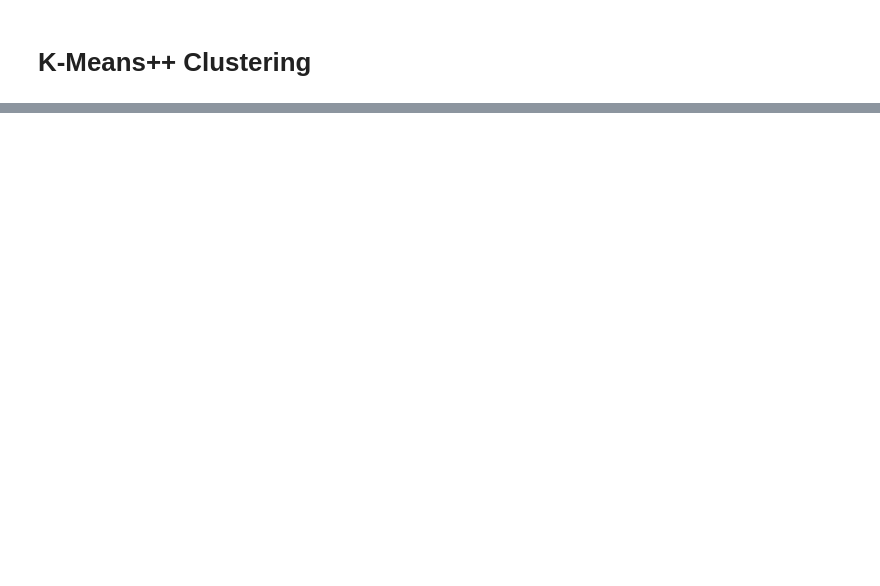
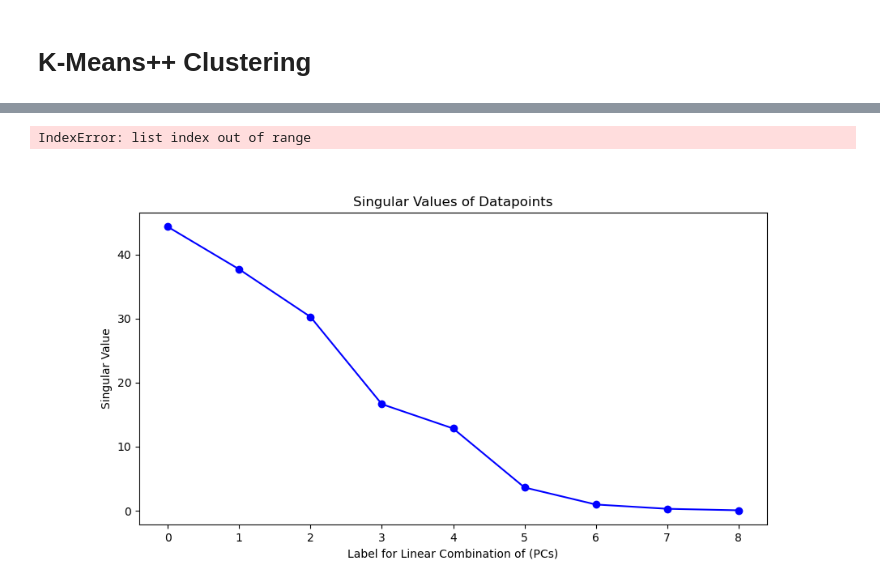
Before and after one commit to nyuad-astroparticle/TES-analysis, a Jupyter notebook: one_script_to_rule_them_all.ipynb, the cells around one changed output, grey strips where cells are left out. Cells and saved outputs as stored; diff of their text form; code cells hidden in the pictures; blank space fills up the shorter version.

```diff
--- a/one_script_to_rule_them_all.ipynb
+++ b/one_script_to_rule_them_all.ipynb
@@ -547,0 +355,10 @@ plt.hist(energylist,bins=50)
+# %%
+# print(pyper)
+# print(len(pyper[1]))
+reduced = []
+reduced.append(pyper[1])
+reduced.append(pyper[3])
+reduced = np.concatenate(reduced)
+print(len(reduced))
+# %% [output]
+IndexError: list index out of range
@@ -547,0 +392,47 @@ plt.hist(energylist,bins=50)
+# %%
+# Get the data for each of the pulses
+reduced_the_data = []
+for x in reduced:
+    reduced_the_data.append(the_data[x])
+values_red      = cp.array([values_of_interest_red(*data[:2],order=2,mysize=1/300) for data in tqdm(reduced_the_data)])
+
+# Center data
+mu_red          = cp.tile(np.mean(values_red,axis=0),len(values_red)).reshape(values_red.shape)
+X_centered_red  = (values_red-mu_red)
+X_centered_red  = X_centered_red / cp.tile(np.max(X_centered_red,axis=0)-cp.min(X_centered_red,axis=0),len(X_centered_red)).reshape(X_centered_red.shape)
+
+# Single Value Decomposition
+u_red,s_red,vT_red      = cp.linalg.svd(X_centered_red)
+
+# plot the singlar values for the  D  matrix.
+# 1. Calculate the D matrix using s: D is s*s
+D_red       = cp.asnumpy(s_red*s_red)
+labels_red  = range(len(X_centered_red[0]))
+
+# 2. Set the fig size to (15,5)
+fig_red     = plt.figure(figsize=(10,5))
+ax_red      = fig_red.add_subplot(111)
+
+# 3. Add the line chart using plt.plot( ?? ,'bo-')
+ax_red.plot(labels_red,D_red,'bo-')
+
+# 3. Add proper tital, ticks, axis labels_red
+ax_red.set_title('Singular Values of Datapoints')
+ax_red.set_xlabel('Label for Linear Combination of (PCs)')
+ax_red.set_ylabel('Singular Value')
+ax_red.set_xticks(labels_red)
+# ax_red.set_yscale('log')
+
+# Obtaining our compressed data representation:
+# 1. Determine at least k singular values that are needed to represent the data set from the fig above
+k_red = np.array(list(labels_red))
+
+# 2. Obtain the first k of v^T and store it
+v_red = vT_red[k_red].T
+
+# 3. Calculate the compressed data using np.matmul(), X and stored first k of v^T
+X_compressed_red = cp.matmul(X_centered_red,v_red).get()
+
+plt.show()
+# %% [output]
+[figure, added]
```
Also changed, not shown: parts of 59 cells of this notebook.
